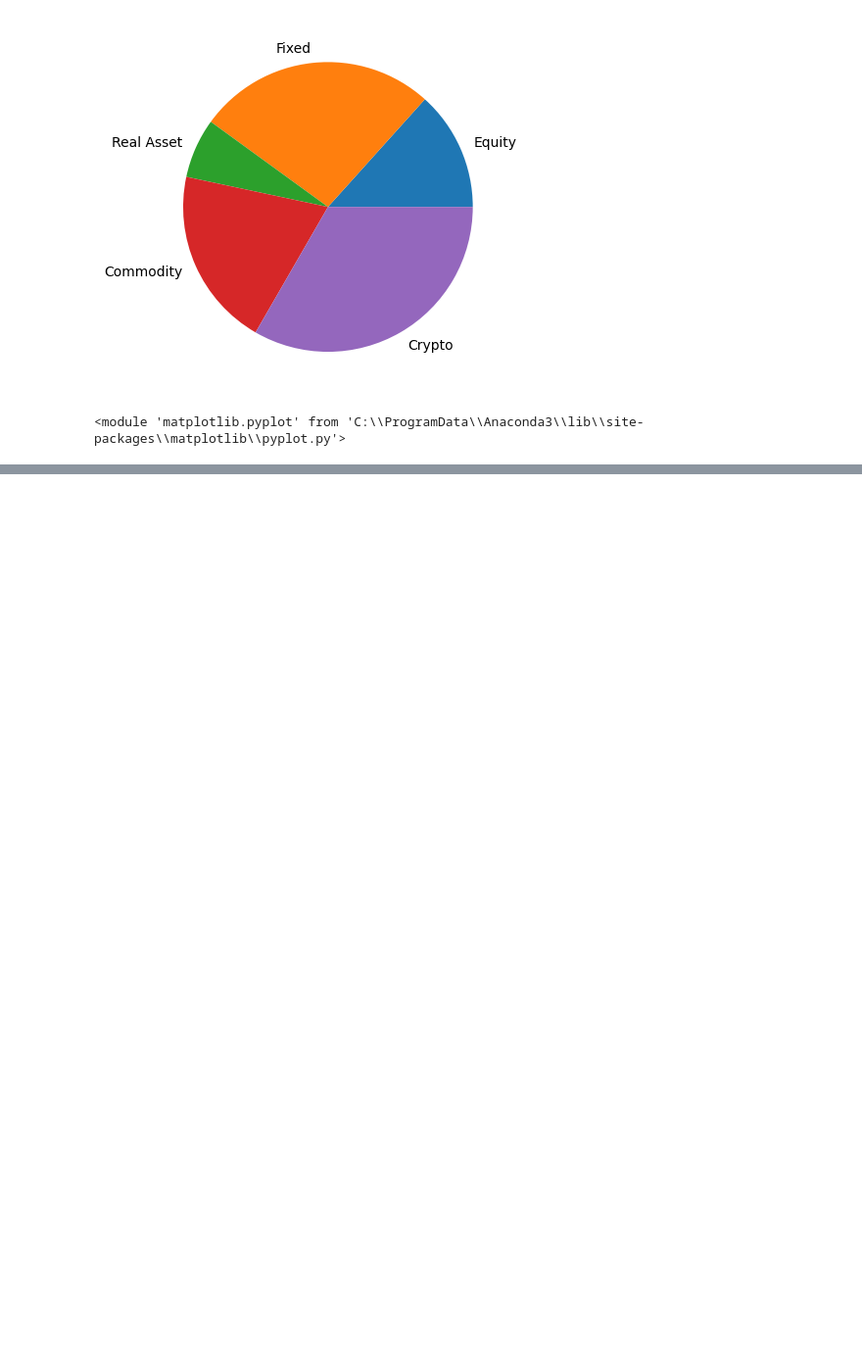
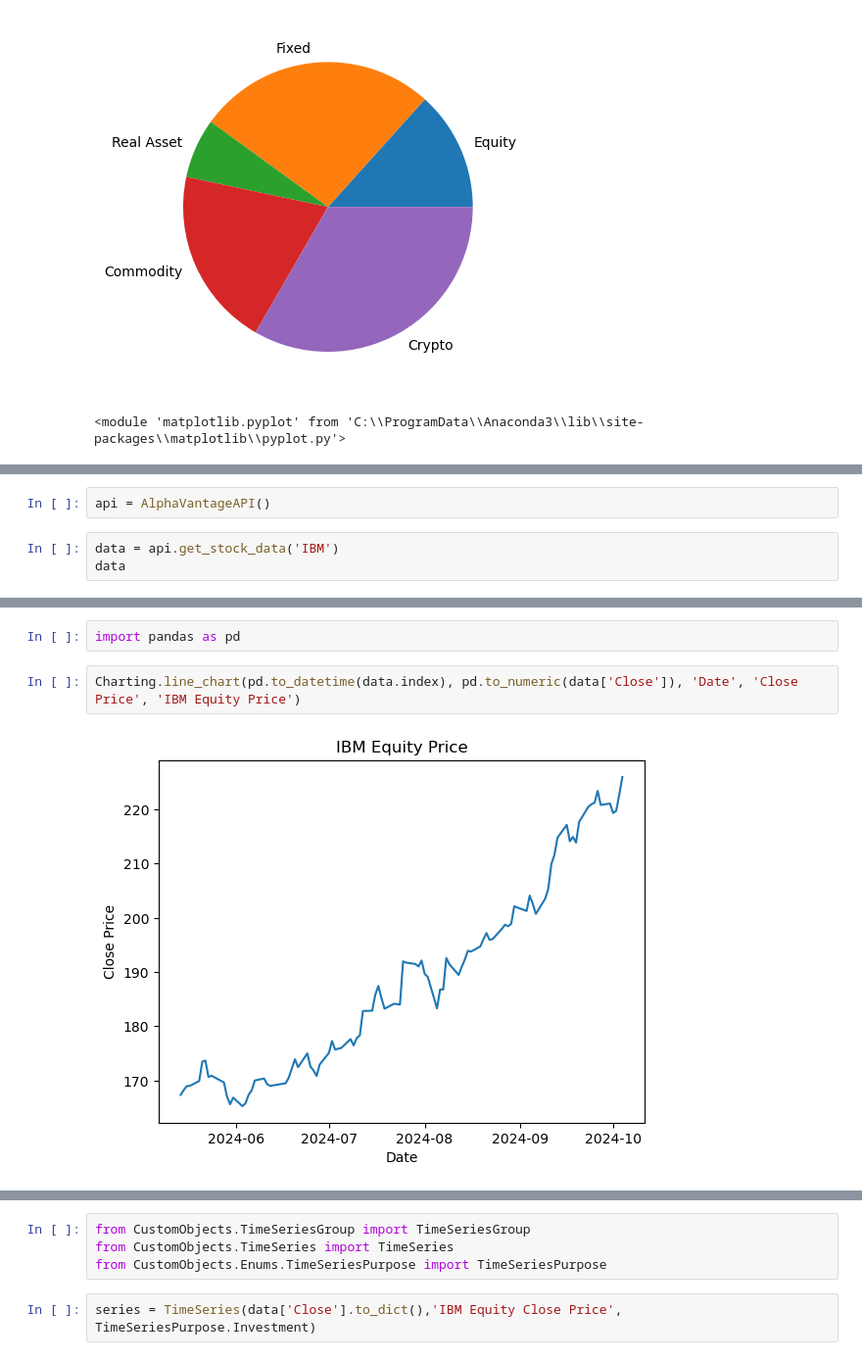
Before and after one commit to Brenden-Dean-Perry/PythonLibrary, a Jupyter notebook: TestScripts/Test.ipynb, the cells around one changed output, grey strips where cells are left out. Shown at 98% size. Cells and saved outputs as stored; diff of their text form; blank space fills up the shorter version.

Commit message:
Updates to charting and pricing infrastructure

```diff
--- a/TestScripts/Test.ipynb
+++ b/TestScripts/Test.ipynb
@@ -16,0 +20,5 @@ Charting.pie_chart(category, y)
+# %%
+api = AlphaVantageAPI()
+# %%
+data = api.get_stock_data('IBM')
+data
@@ -16,0 +40,6 @@ Charting.pie_chart(category, y)
+# %%
+import pandas as pd
+# %%
+Charting.line_chart(pd.to_datetime(data.index), pd.to_numeric(data['Close']), 'Date', 'Close Price', 'IBM Equity Price')
+# %% [output]
+[figure, added]
@@ -16,0 +47,6 @@ Charting.pie_chart(category, y)
+# %%
+from CustomObjects.TimeSeriesGroup import TimeSeriesGroup
+from CustomObjects.TimeSeries import TimeSeries
+from CustomObjects.Enums.TimeSeriesPurpose import TimeSeriesPurpose
+# %%
+series = TimeSeries(data['Close'].to_dict(),'IBM Equity Close Price', TimeSeriesPurpose.Investment)
```
Also changed, not shown: parts of 8 cells of this notebook, 10 other files.
